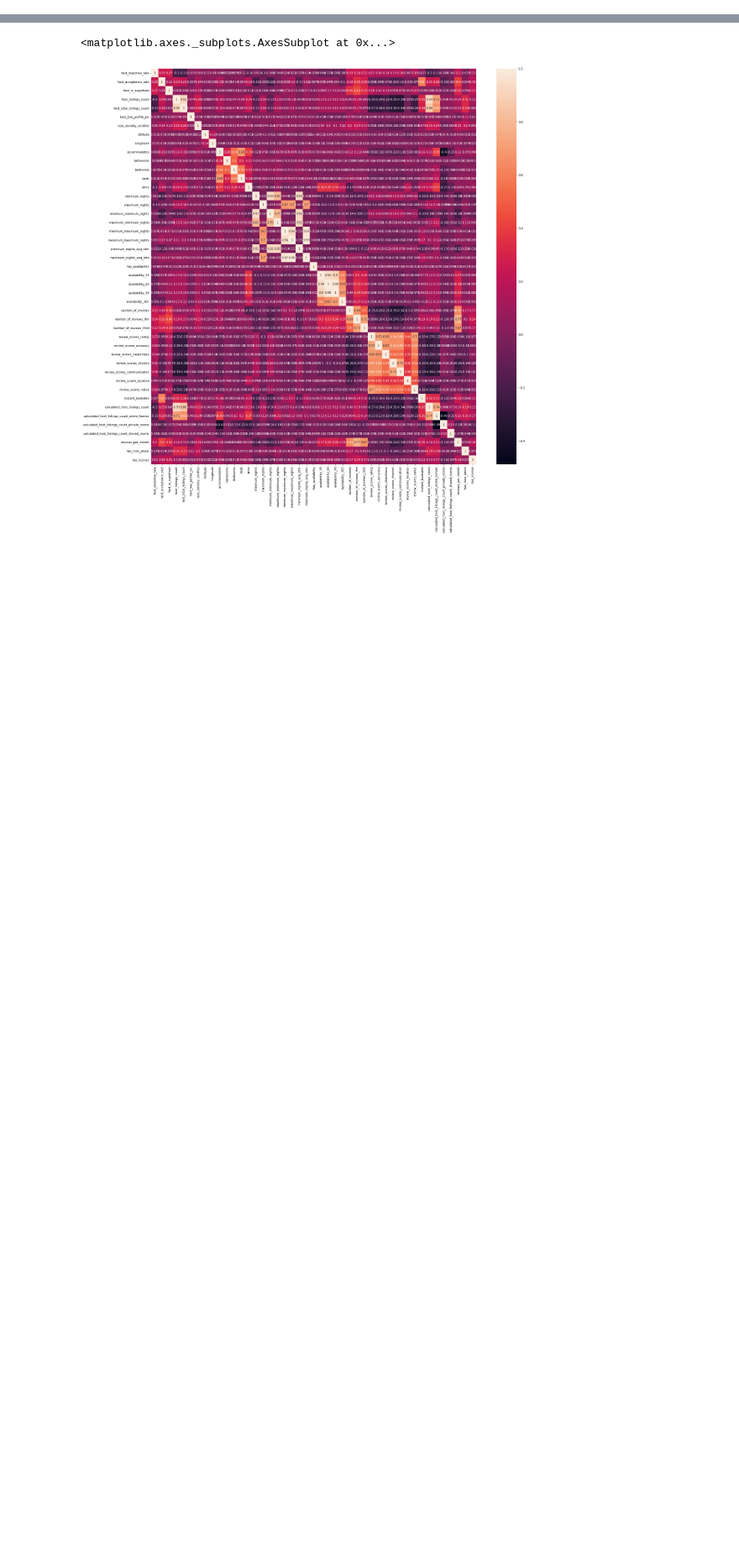
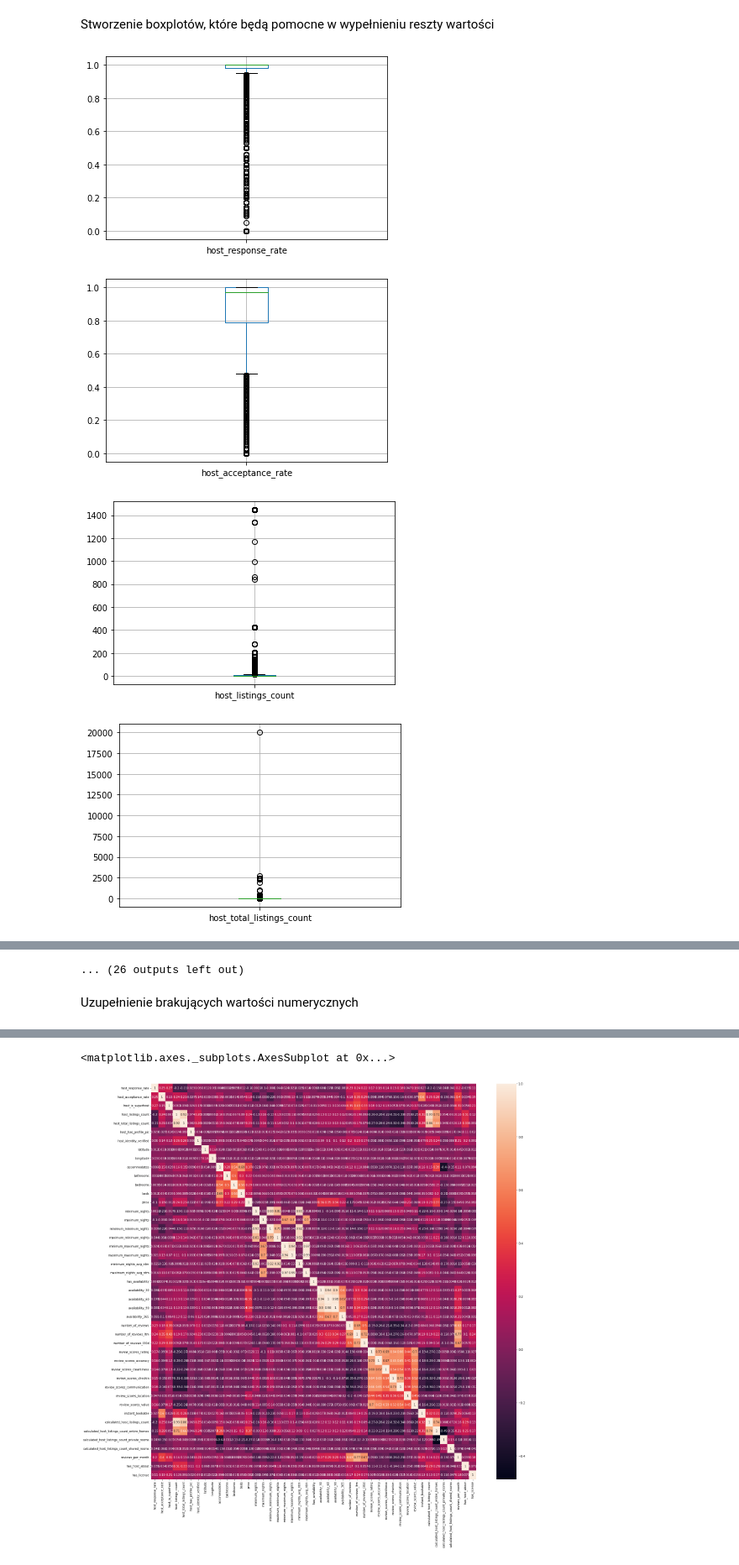
Before and after one commit to mjakubowski99/airbnb_dataset, a Jupyter notebook: AirBnB_Project.ipynb, the cells around one changed output, grey strips where cells are left out. Shown at 84% size. Saved outputs shown, nothing was run; the diff lists cells and outputs as text; code cells hidden in the pictures; blank space fills up the shorter version.

```diff
--- a/AirBnB_Project.ipynb
+++ b/AirBnB_Project.ipynb
@@ -927,4 +2,0 @@ for column in df.columns:
-# %%
-for column in columns:
-  if kurtosis.get(column) == "średnia bardzo dobrze odzwierciedla wartości":
-    df[column].fillna(df[column].mean())
@@ -1086,9 +2,0 @@ len(df)
-# %%
-def normalize_column_with_z_score(df, column):
-  return (df[column] - df[column].mean()) / df[column].std()
-
-for column in int_cols:
-  df[column] = normalize_column_with_z_score(df, column)
-
-for column in float_cols:
-  df[column] = normalize_column_with_z_score(df, column)
@@ -1122,0 +269,17 @@ Analiza powiązań pokazuje, że najbardziej powiązane są kolumny z podobnymi
+# %%
+for column in df.select_dtypes(include='number'):
+  if percent_missing[column] < 40:
+    df[column].fillna(df[column].median(), inplace=True)
+# %% [markdown]
+Stworzenie boxplotów, które będą pomocne w wypełnieniu reszty wartości
+# %%
+import matplotlib.pyplot as plt
+
+for column in df.select_dtypes(include='number'):
+    plt.figure()
+    df.boxplot([column])
+# %% [output]
+[figure, added]
+[figure, added]
+[figure, added]
+[figure, added]
@@ -1122,0 +294,3 @@ Analiza powiązań pokazuje, że najbardziej powiązane są kolumny z podobnymi
+... (26 outputs left out)
+# %% [markdown]
+Uzupełnienie brakujących wartości numerycznych
```
Also changed, not shown: parts of 152 cells of this notebook.
